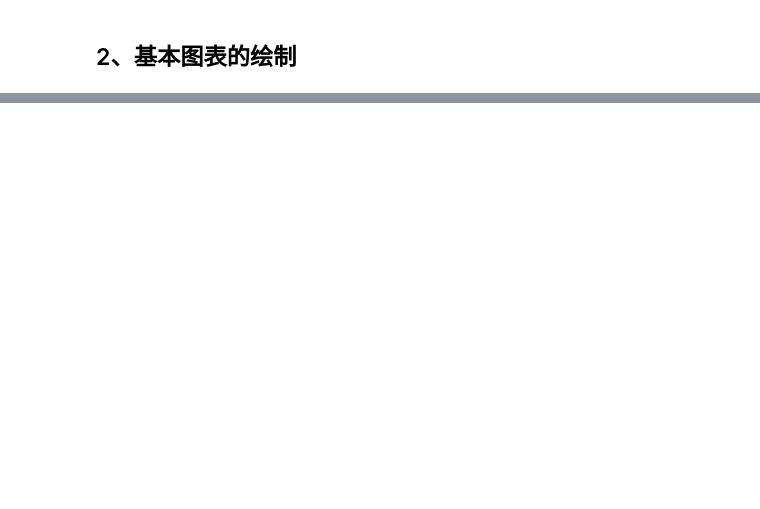
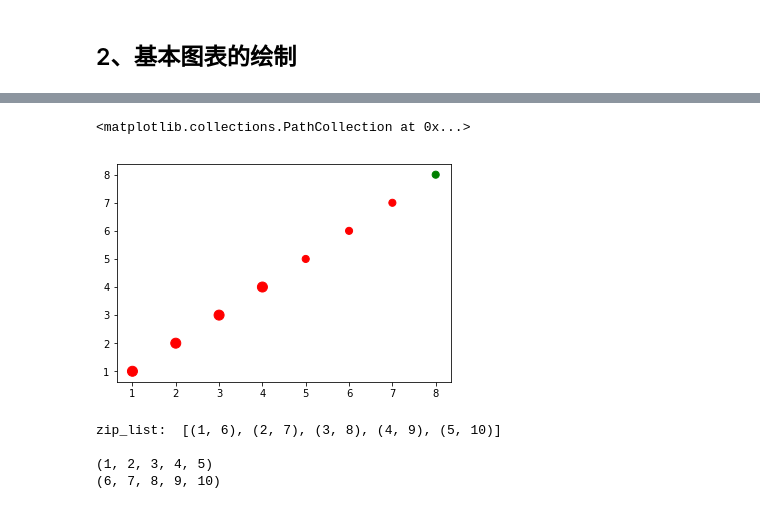
Before and after one commit to purple11261126/pandas, a Jupyter notebook: Python 数据可视化_01 基本图表.ipynb, the cells around one changed output, grey strips where cells are left out. Saved outputs shown, nothing was run; the diff lists cells and outputs as text; code cells hidden in the pictures; blank space fills up the shorter version.

```diff
--- a/Python 数据可视化_01 基本图表.ipynb
+++ b/Python 数据可视化_01 基本图表.ipynb
@@ -29,0 +45,29 @@ plt.plot(2, 2, 'o')
+# %%
+# 改变颜色及大小
+x = np.arange(1, 9)
+y = x
+
+# 需要给每个坐标设置颜色和大小
+colors = ['red'] * (len(x) - 1)
+colors.append('green')
+sizes = ([100] * (len(x) // 2)) + ([50] * (len(x) - ((len(x) // 2))))
+
+plt.scatter(x, y, s=sizes, c=colors)
+# %% [output]
+<matplotlib.collections.PathCollection at 0x...>
+[figure, added]
+# %%
+# zip() 压缩和 zip(* ) 解压缩
+l1 = list(range(1, 6))
+l2 = list(range(6, 11))
+zip_list = list(zip(l1, l2))  # 压缩
+print('zip_list: ', zip_list)
+print()
+x, y = zip(*zip_list)  # 解压缩
+print(x)
+print(y)
+# %% [output]
+zip_list:  [(1, 6), (2, 7), (3, 8), (4, 9), (5, 10)]
+
+(1, 2, 3, 4, 5)
+(6, 7, 8, 9, 10)
```
Also changed, not shown: parts of 12 cells of this notebook.
